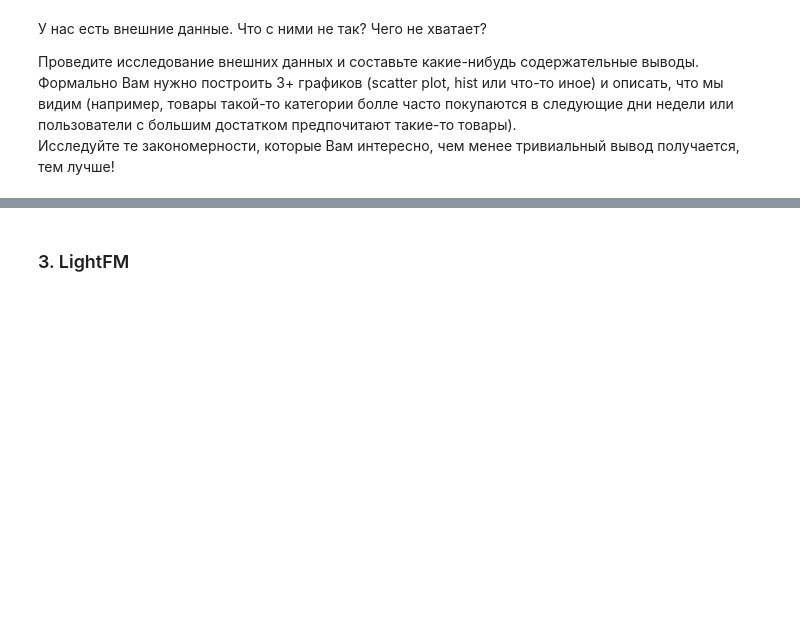
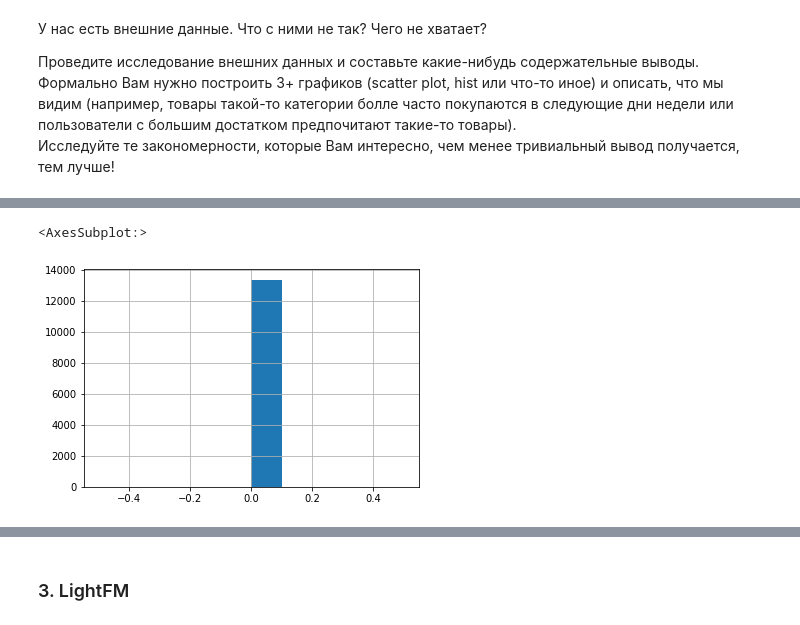
Before and after one commit to fandom170/Recommend_systems, a Jupyter notebook: Lesson_5/hw_5.ipynb, the cells around one changed output, grey strips where cells are left out. Cells and saved outputs as stored; diff of their text form; code cells hidden in the pictures; blank space fills up the shorter version.

```diff
--- a/Lesson_5/hw_5.ipynb
+++ b/Lesson_5/hw_5.ipynb
@@ -35,0 +112,6 @@ import lightfm
+# %%
+third = data['quantity'].quantile(q = 0.75)
+data[data['quantity'] < third]['quantity'].hist()
+# %% [output]
+<AxesSubplot:>
+[figure, added]
```
Also changed, not shown: parts of 14 cells of this notebook.
